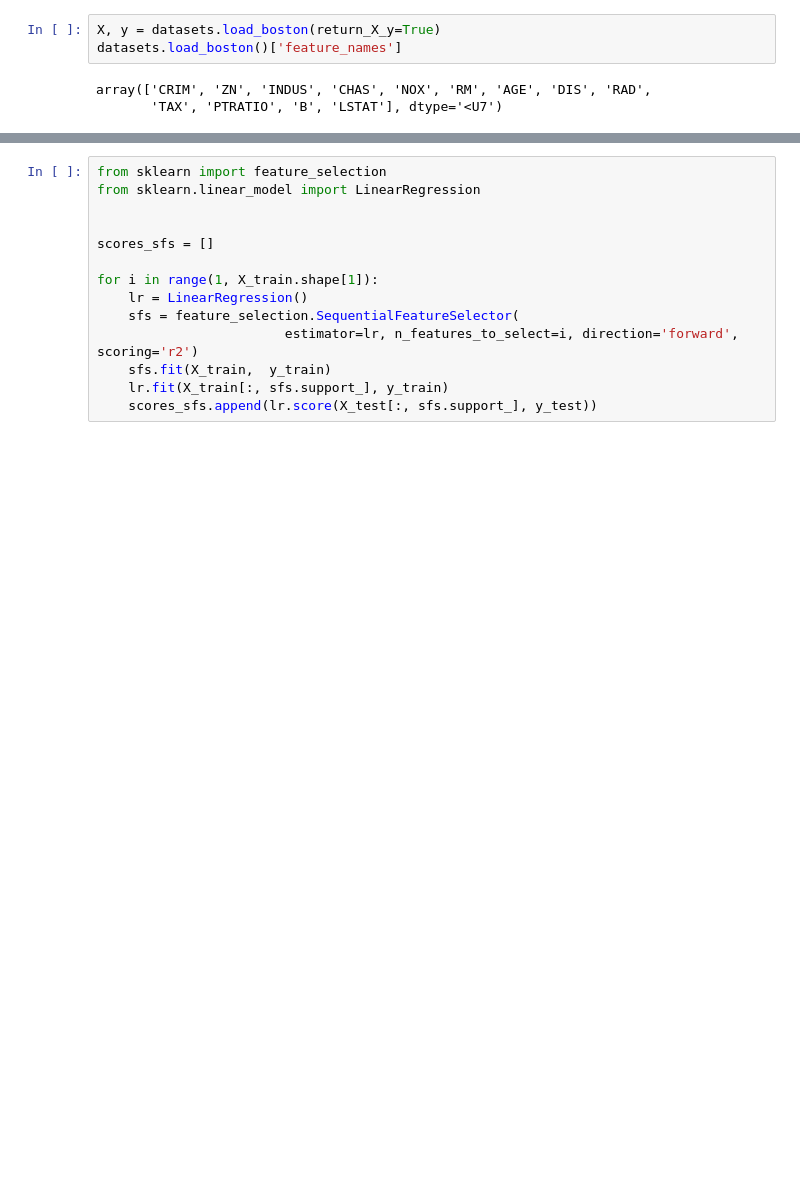
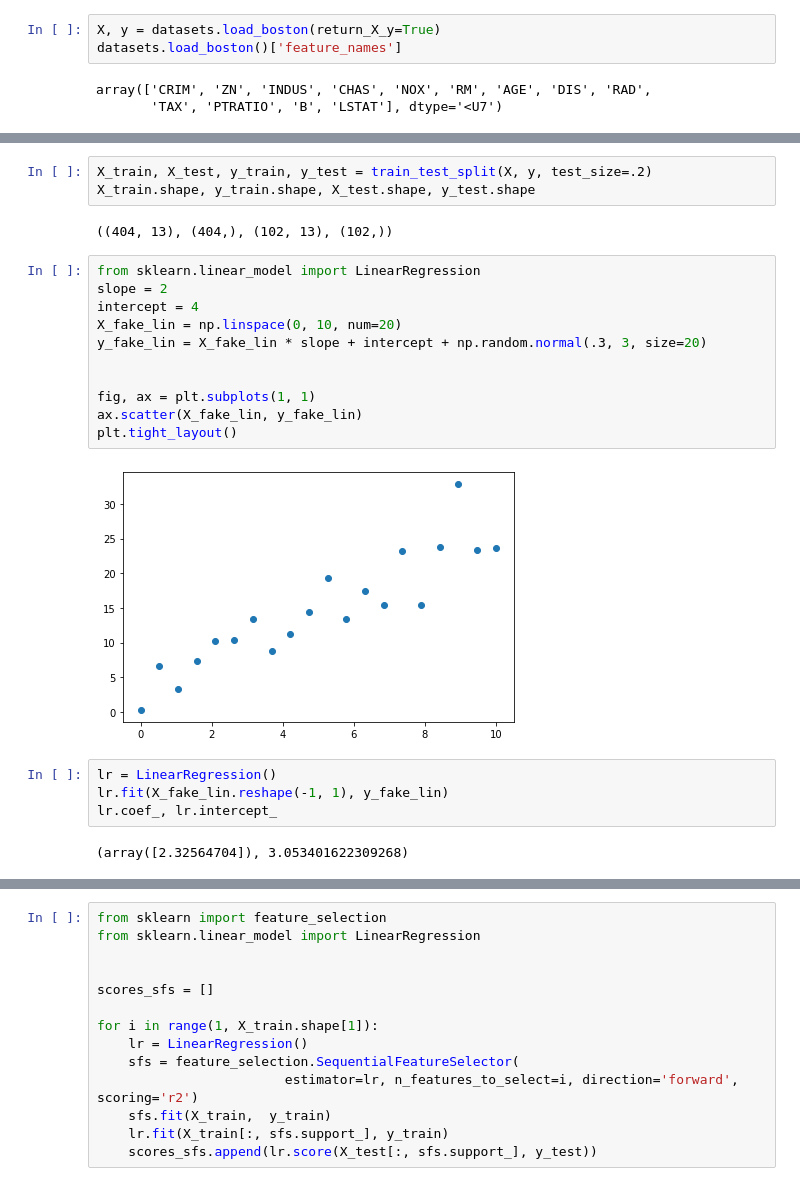
Before and after one commit to jorgegmartin/Master_Data_Science, a Jupyter notebook: 10_SupervisedLearning/SupervisedLearning_LectureNotes.ipynb, the cells around one changed output, grey strips where cells are left out. Saved outputs shown, nothing was run; the diff lists cells and outputs as text; blank space fills up the shorter version.

```diff
--- a/10_SupervisedLearning/SupervisedLearning_LectureNotes.ipynb
+++ b/10_SupervisedLearning/SupervisedLearning_LectureNotes.ipynb
@@ -31,0 +89,24 @@ array(['CRIM', 'ZN', 'INDUS', 'CHAS', 'NOX', 'RM', 'AGE', 'DIS', 'RAD',
+# %%
+X_train, X_test, y_train, y_test = train_test_split(X, y, test_size=.2)
+X_train.shape, y_train.shape, X_test.shape, y_test.shape
+# %% [output]
+((404, 13), (404,), (102, 13), (102,))
+# %%
+from sklearn.linear_model import LinearRegression
+slope = 2
+intercept = 4
+X_fake_lin = np.linspace(0, 10, num=20)
+y_fake_lin = X_fake_lin * slope + intercept + np.random.normal(.3, 3, size=20)
+
+
+fig, ax = plt.subplots(1, 1)
+ax.scatter(X_fake_lin, y_fake_lin)
+plt.tight_layout()
+# %% [output]
+[figure, added]
+# %%
+lr = LinearRegression()
+lr.fit(X_fake_lin.reshape(-1, 1), y_fake_lin)
+lr.coef_, lr.intercept_
+# %% [output]
+(array([2.32564704]), 3.053401622309268)
```
Also changed, not shown: parts of 118 cells of this notebook.
